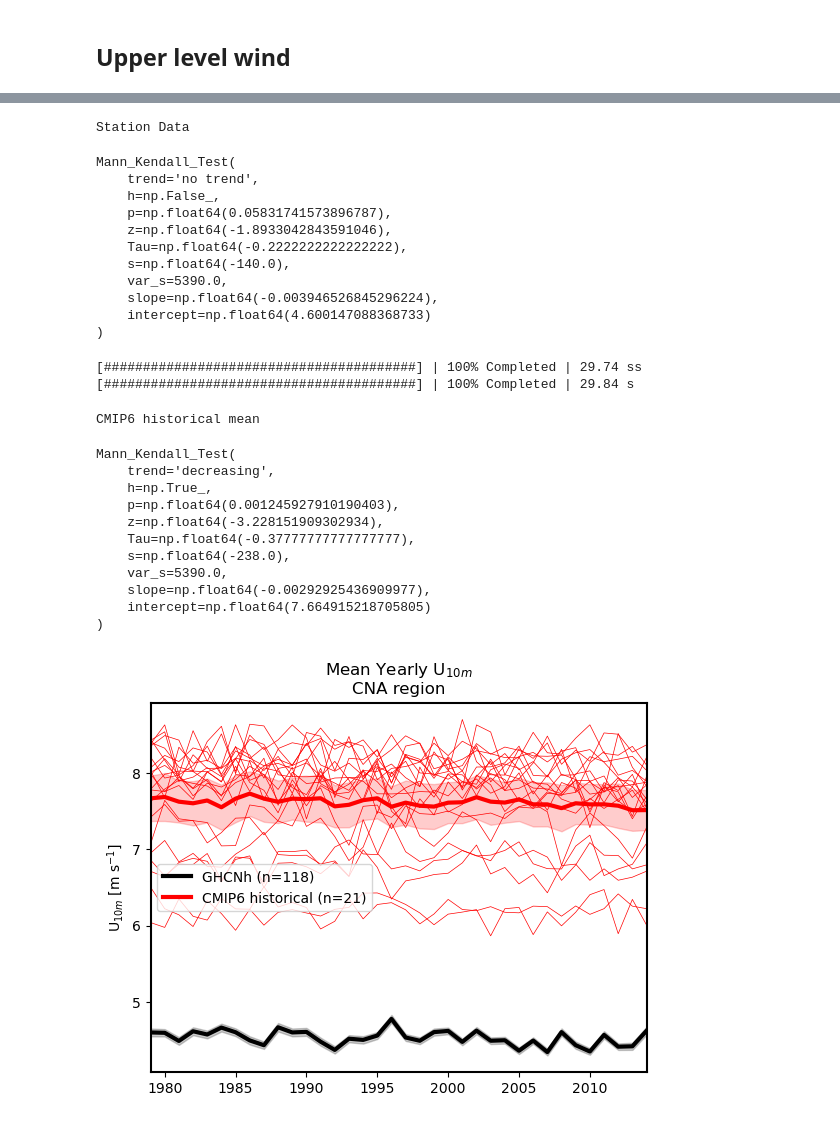
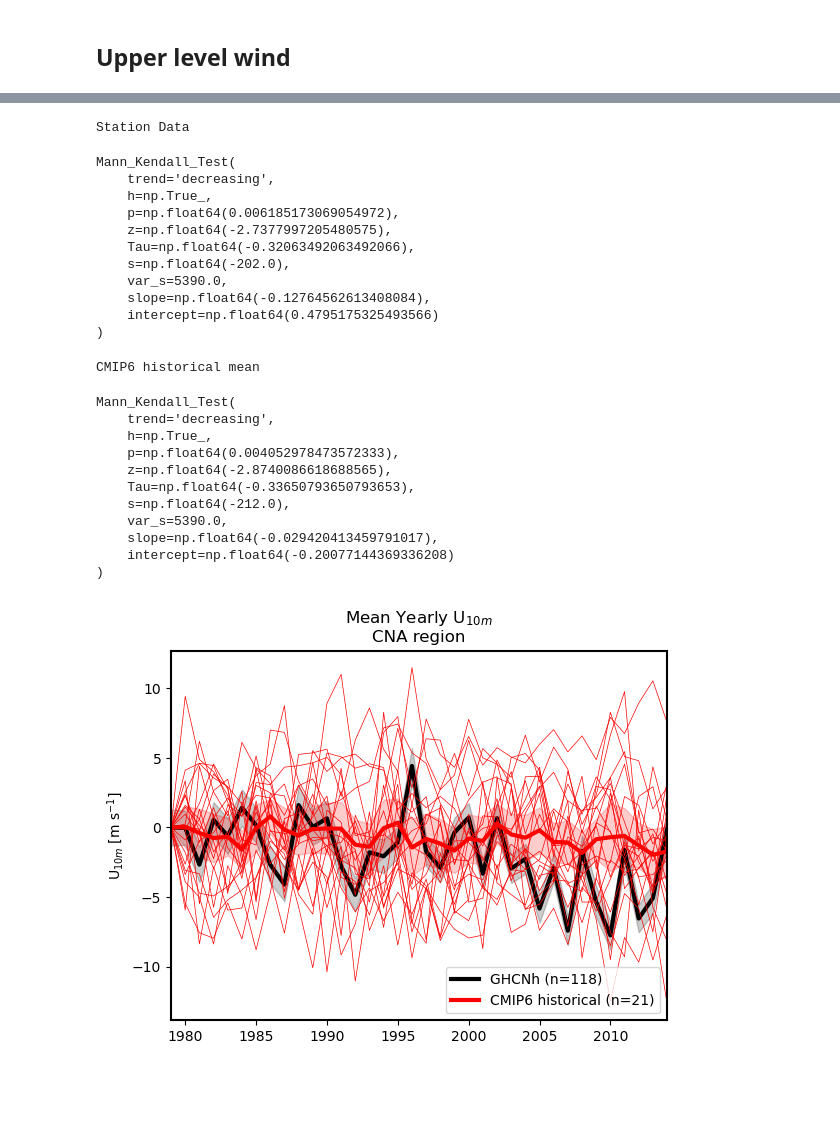
Before and after one commit to ivalencius/GPLLJ, a Jupyter notebook: src/GHCNh_cna.ipynb, the cells around one changed output, grey strips where cells are left out. Cells and saved outputs as stored; diff of their text form; code cells hidden in the pictures; blank space fills up the shorter version.

```diff
--- a/src/GHCNh_cna.ipynb
+++ b/src/GHCNh_cna.ipynb
@@ -992,7 +1035,8 @@ df_a_mon = (
     )
     .sort('time')
     .group_by_dynamic('time', every='1mo', group_by='source_id').agg([
-            pl.col('sfcWind').mean()
+            # pl.col('sfcWind').mean()
+            pl.col('sfcWind').median()
     ])
     .with_columns([
             pl.col('time').dt.month().map_elements(month_to_season).alias('season')
@@ -1057,6 +1099,10 @@ for i, season in enumerate(['DJF', 'MAM', 'JJA', 'SON']):
     )
     station_wind = station_winds['wind_mean'].to_numpy()
     station_err = station_winds['wind_stderr'].to_numpy() * 1.96 # z-score for 95%
+    # Normalize
+    ref_mean = station_wind[0]
+    station_wind = (station_wind / ref_mean - 1) * 100
+    station_err = station_err/ref_mean
     ax.plot(x, station_wind, linewidth=3, color='k')
     ax.fill_between(x, station_wind-station_err, station_wind+station_err, alpha=0.2, color='k')
 
@@ -1076,8 +1122,10 @@ for i, season in enumerate(['DJF', 'MAM', 'JJA', 'SON']):
     x = s_yearly['time'].dt.year().to_numpy()
     y = s_yearly['sfcWind_mean'].to_numpy()
     c = next(palette)
-    # y = y-np.mean(y) + np.mean(station_wind)
     err = s_yearly['sfcWind_stderr'].to_numpy()*1.96 # z-score for 95%
+    ref_mean = y[0]
+    y = (y/ref_mean-1)*100
+    err = err/ref_mean * 100
     ax.plot(x, y, color=c)
     ax.fill_between(x, y-err, y+err, alpha=0.2, color=c)
 
@@ -1124,7 +1172,9 @@ for source_id in ds.source_id.to_numpy():
             df_a_mon.filter(pl.col('source_id') == source_id)
             .filter(pl.col('season') == season)
             .select('sfcWind')
+            .to_numpy()
         )
+        wind = (wind/wind[0] - 1)*100
         res = mk.original_test(wind, alpha=0.05)
         results['source_id'].append(source_id)
         results['season'].append(season)
@@ -1183,7 +1233,9 @@ for i, season in enumerate(['DJF', 'MAM', 'JJA', 'SON']):
         .group_by_dynamic('time', every='1y')
         .agg(wind_speed = pl.col('wind_speed').mean())
         .select('wind_speed')
+        .to_numpy()
     )
+    station_wind = (station_wind/station_wind[0]-1)*100
     res = mk.original_test(station_wind, alpha=0.1)
     # print('Station Result: '+season)
     # print(res)
@@ -1195,10 +1247,10 @@ for i, season in enumerate(['DJF', 'MAM', 'JJA', 'SON']):
         ax.scatter(1, res.slope*10, marker='x', color='blue', s=100, label='GHCNh')
     ax.legend()
     ax.set_xticklabels('')
-    ax.set_ylabel('Change in U$_{10m}$ [m s$^{-1}$ decade$^{-1}$]')
+    ax.set_ylabel('$\Delta$ U$_{10m}$ [% decade$^{-1}$]')
     plt.legend(fontsize='xx-small')
     ax.set_title(f'({ascii_lowercase[i]}) {season}')
-    ax.set_ylim(-0.08, 0.015)
+    ax.set_ylim(-2.5, 0.45)
     for spine in ax.spines.values():
         spine.set_linewidth(1.5)
 plt.savefig(os.path.join(FIG_DIR, 'GHCNh_CMIP6historical_cna_seasonal_mk_boxplot.png'), dpi=300)
@@ -1540,13 +1592,27 @@ print(df_2014['time'].dt.year().unique())
 x = df_2014['time'].dt.year().to_numpy()
 y_s = df_2014['wind_mean'].to_numpy()
 yerr_s = df_2014['wind_stderr'].to_numpy()*1.96 # z-score for 95%
+# Normalize and covert to percent
+ref_mean = y_s[0]
+y_s = (y_s/ref_mean - 1)*100
+yerr_s = yerr_s/ref_mean * 100
 print('Station Data')
 result_s = mk.original_test(y_s, alpha=0.05)
 print(result_s)
 
 # CMIP6 historical data (suffix `_a`)
 weights = np.cos(np.deg2rad(ds.y))
-spatial_avg = ds.pWind.sel(plev=850*100).weighted(weights).mean(['x', 'y']).resample(time='1YE').mean().compute()
+spatial_avg = (
+    ds.pWind
+    .sel(plev=850*100)
+    .resample(time='1ME').median()
+    .resample(time='1YE').mean()
+    .weighted(weights)
+    .mean(['x', 'y']).compute()
+)
+# Normalize and convert to percent
+spatial_avg = (spatial_avg/spatial_avg.isel(time=0)-1) * 100
+
 all_mean = spatial_avg.mean('source_id')
 all_stderr = spatial_avg.std('source_id')/np.sqrt(len(ds.source_id))
 y_a = all_mean.to_numpy()
@@ -1573,56 +1639,54 @@ for source_id in ds.source_id.to_numpy():
     ax.plot(x, wind, color='r', linewidth=0.5)
 
 # Equation from yearly station_data
 ax.set_xlim(x[0], x[-1])
 ax.set_ylabel('U$_{10m}$ [m s$^{-1}$]')
 ax.set_title('Mean Yearly U$_{10m}$\nCNA region')
 ax.legend()
 for spine in ax.spines.values():
     spine.set_linewidth(1.5)
 plt.show()
 # %% [output]
 shape: (36,)
 Series: 'time' [i32]
 [
         1979
         1980
         1981
         1982
         1983
         …
         2010
         2011
         2012
         2013
         2014
 ]
 Station Data
 Mann_Kendall_Test(
-    trend='no trend',
-    h=np.False_,
-    p=np.float64(0.05831741573896787),
-    z=np.float64(-1.8933042843591046),
-    Tau=np.float64(-0.2222222222222222),
-    s=np.float64(-140.0),
+    trend='decreasing',
+    h=np.True_,
+    p=np.float64(0.006185173069054972),
+    z=np.float64(-2.7377997205480575),
+    Tau=np.float64(-0.32063492063492066),
+    s=np.float64(-202.0),
     var_s=5390.0,
-    slope=np.float64(-0.003946526845296224),
-    intercept=np.float64(4.600147088368733)
+    slope=np.float64(-0.12764562613408084),
+    intercept=np.float64(0.4795175325493566)
 )
-[########################################] | 100% Completed | 29.74 ss
-[########################################] | 100% Completed | 29.84 s
+CMIP6 historical mean
-CMIP6 historical mean
+Mann_Kendall_Test(
+    trend='decreasing',
+    h=np.True_,
+    p=np.float64(0.004052978473572333),
+    z=np.float64(-2.8740086618688565),
+    Tau=np.float64(-0.33650793650793653),
+    s=np.float64(-212.0),
+    var_s=5390.0,
+    slope=np.float64(-0.029420413459791017),
+    intercept=np.float64(-0.20077144369336208)
+)
-Mann_Kendall_Test(
-    trend='decreasing',
-    h=np.True_,
-    p=np.float64(0.001245927910190403),
-    z=np.float64(-3.228151909302934),
-    Tau=np.float64(-0.37777777777777777),
-    s=np.float64(-238.0),
-    var_s=5390.0,
-    slope=np.float64(-0.00292925436909977),
-    intercept=np.float64(7.664915218705805)
-)
-[figure, old version]
+[figure, new version]
 # %%
 results = dict(
     source_id=[],
```
Also changed, not shown: parts of 30 cells of this notebook.
